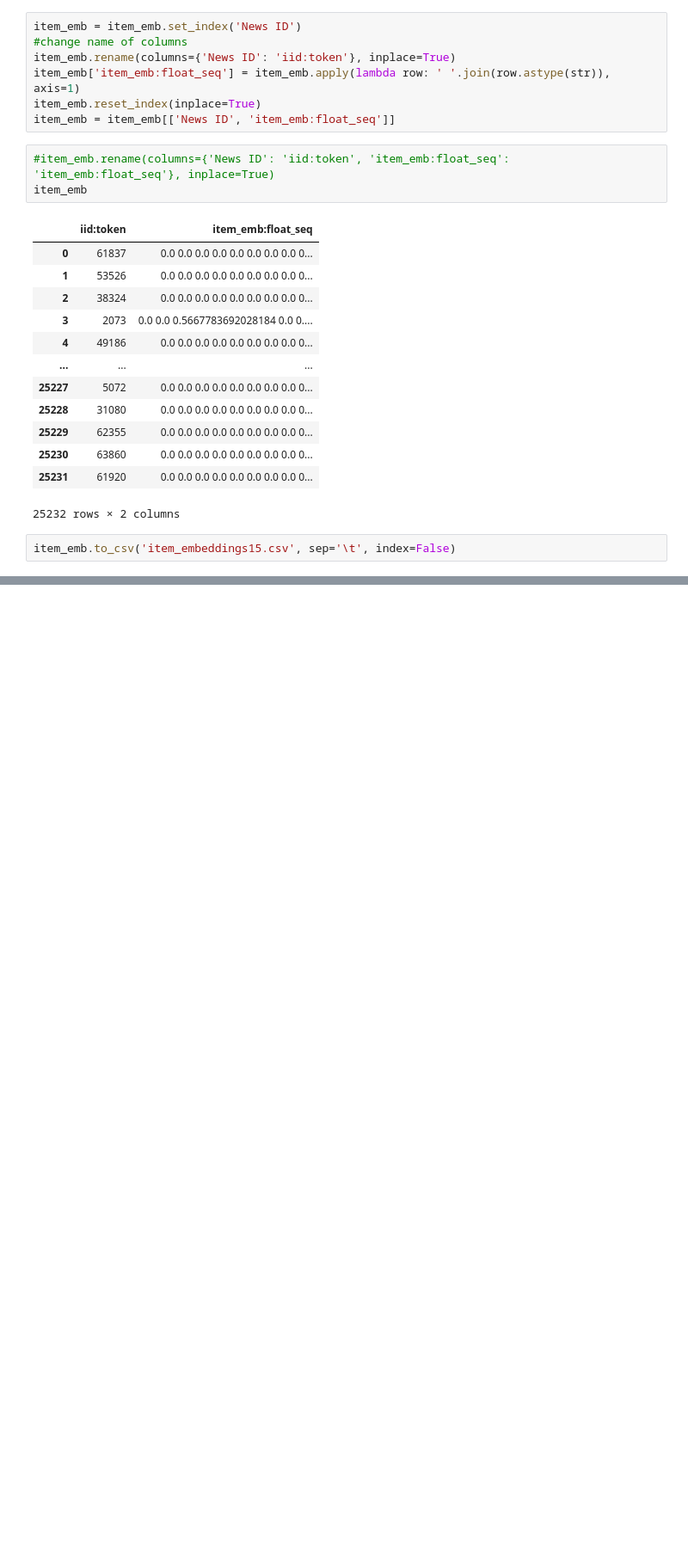
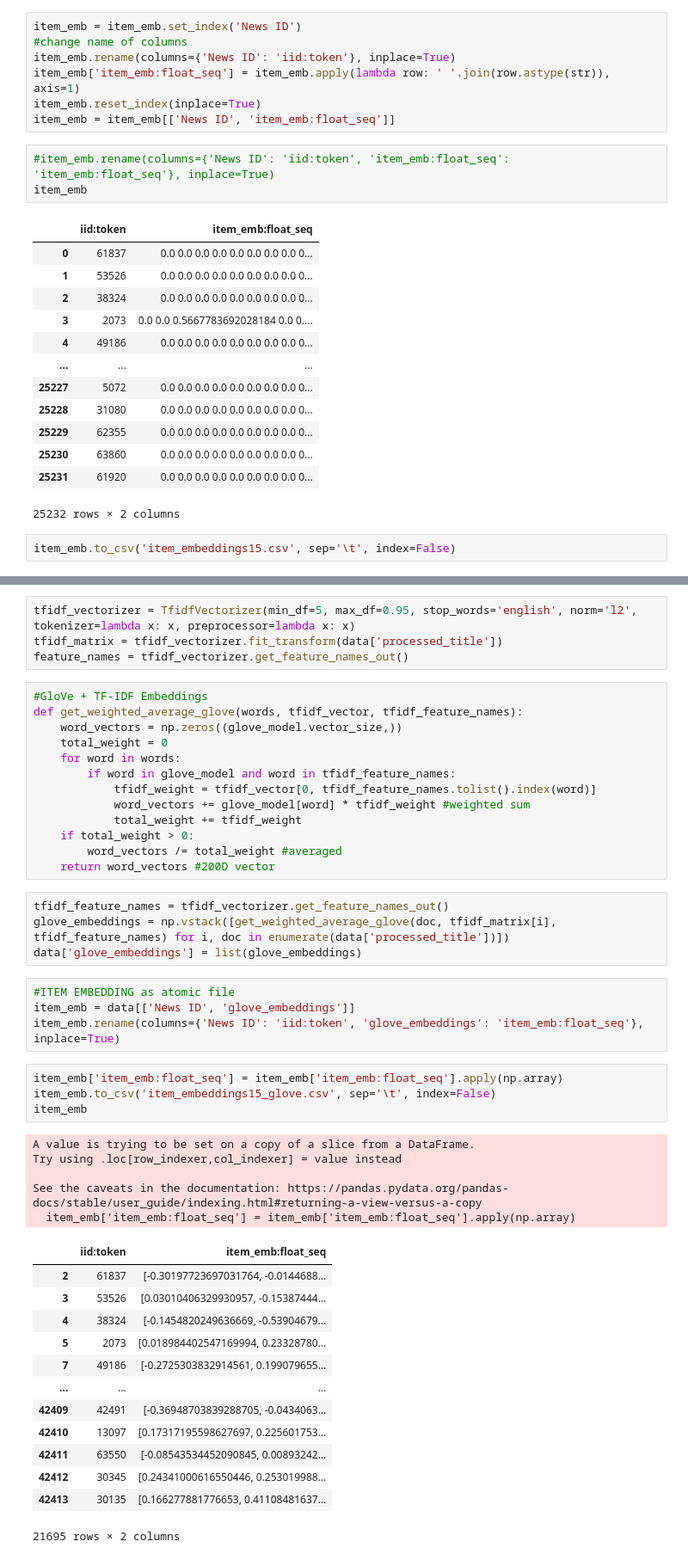
Before and after one commit to BianchiGiulia/practical_work, a Jupyter notebook: tf_idf.ipynb, the cells around one changed output, grey strips where cells are left out. Shown at 86% size. Drawn from its saved outputs; the diff is of its cells as text; blank space fills up the shorter version.

Commit message:
added item weighted averaged pre-trained embedding

```diff
--- a/tf_idf.ipynb
+++ b/tf_idf.ipynb
@@ -230,0 +269,48 @@ item_emb.to_csv('item_embeddings15.csv', sep='\t', index=False)
+# %%
+tfidf_vectorizer = TfidfVectorizer(min_df=5, max_df=0.95, stop_words='english', norm='l2', tokenizer=lambda x: x, preprocessor=lambda x: x)
+tfidf_matrix = tfidf_vectorizer.fit_transform(data['processed_title'])
+feature_names = tfidf_vectorizer.get_feature_names_out()
+# %%
+#GloVe + TF-IDF Embeddings
+def get_weighted_average_glove(words, tfidf_vector, tfidf_feature_names):
+    word_vectors = np.zeros((glove_model.vector_size,))
+    total_weight = 0
+    for word in words:
+        if word in glove_model and word in tfidf_feature_names:
+            tfidf_weight = tfidf_vector[0, tfidf_feature_names.tolist().index(word)]
+            word_vectors += glove_model[word] * tfidf_weight #weighted sum
+            total_weight += tfidf_weight
+    if total_weight > 0:
+        word_vectors /= total_weight #averaged
+    return word_vectors #200D vector
+# %%
+tfidf_feature_names = tfidf_vectorizer.get_feature_names_out()
+glove_embeddings = np.vstack([get_weighted_average_glove(doc, tfidf_matrix[i], tfidf_feature_names) for i, doc in enumerate(data['processed_title'])])
+data['glove_embeddings'] = list(glove_embeddings)
+# %%
+#ITEM EMBEDDING as atomic file
+item_emb = data[['News ID', 'glove_embeddings']]
+item_emb.rename(columns={'News ID': 'iid:token', 'glove_embeddings': 'item_emb:float_seq'}, inplace=True)
+# %%
+item_emb['item_emb:float_seq'] = item_emb['item_emb:float_seq'].apply(np.array)
+item_emb.to_csv('item_embeddings15_glove.csv', sep='\t', index=False)
+item_emb
+# %% [output]
+A value is trying to be set on a copy of a slice from a DataFrame.
+Try using .loc[row_indexer,col_indexer] = value instead
+
+See the caveats in the documentation: https://pandas.pydata.org/pandas-docs/stable/user_guide/indexing.html#returning-a-view-versus-a-copy
+  item_emb['item_emb:float_seq'] = item_emb['item_emb:float_seq'].apply(np.array)
+|  | iid:token | item_emb:float_seq |
+| 2 | 61837 | [-0.30197723697031764, -0.0144688... |
+| 3 | 53526 | [0.03010406329930957, -0.15387444... |
+| 4 | 38324 | [-0.1454820249636669, -0.53904679... |
+| 5 | 2073 | [0.018984402547169994, 0.23328780... |
+| 7 | 49186 | [-0.2725303832914561, 0.199079655... |
+| ... | ... | ... |
+| 42409 | 42491 | [-0.36948703839288705, -0.0434063... |
+| 42410 | 13097 | [0.17317195598627697, 0.225601753... |
+| 42411 | 63550 | [-0.08543534452090845, 0.00893242... |
+| 42412 | 30345 | [0.24341000616550446, 0.253019988... |
+| 42413 | 30135 | [0.166277881776653, 0.41108481637... |
+21695 rows × 2 columns
```
Also changed, not shown: parts of 9 cells of this notebook.
